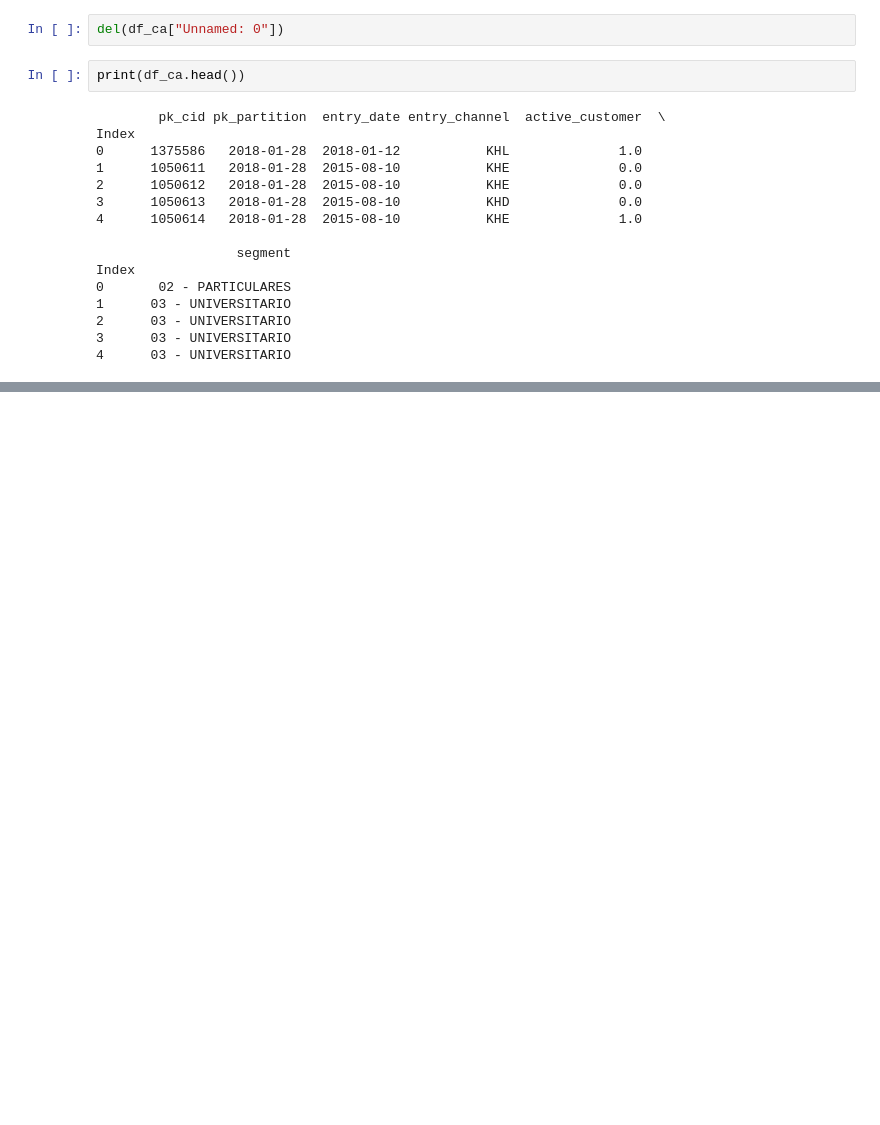
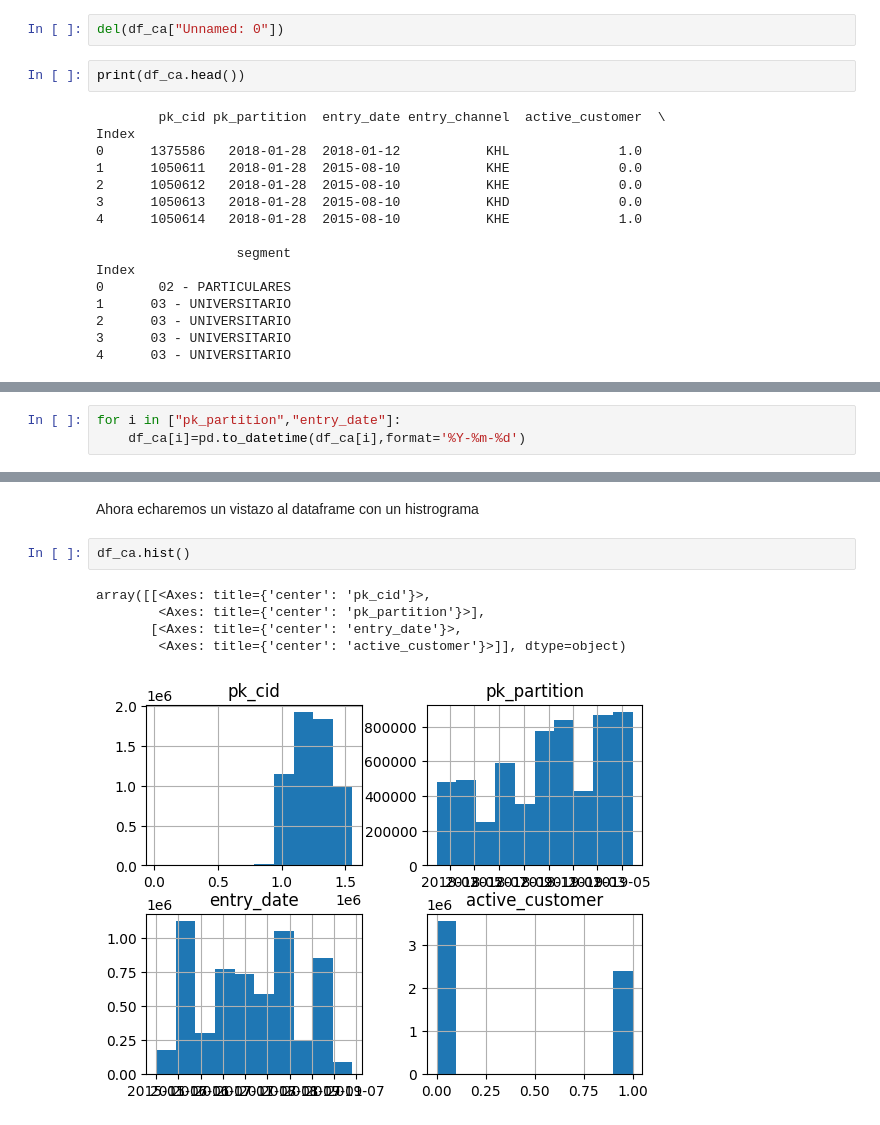
Before and after one commit to dgonzalezDS/DscTfm, a Jupyter notebook: main.ipynb, the cells around one changed output, grey strips where cells are left out. Drawn from its saved outputs; the diff is of its cells as text; blank space fills up the shorter version.

```diff
--- a/main.ipynb
+++ b/main.ipynb
@@ -99,0 +102,3 @@ Index
+# %%
+for i in ["pk_partition","entry_date"]:
+    df_ca[i]=pd.to_datetime(df_ca[i],format='%Y-%m-%d')
@@ -99,0 +163,10 @@ Index
+# %% [markdown]
+Ahora echaremos un vistazo al dataframe con un histrograma
+# %%
+df_ca.hist()
+# %% [output]
+array([[<Axes: title={'center': 'pk_cid'}>,
+        <Axes: title={'center': 'pk_partition'}>],
+       [<Axes: title={'center': 'entry_date'}>,
+        <Axes: title={'center': 'active_customer'}>]], dtype=object)
+[figure, added]
```
Also changed, not shown: parts of 9 cells of this notebook.
